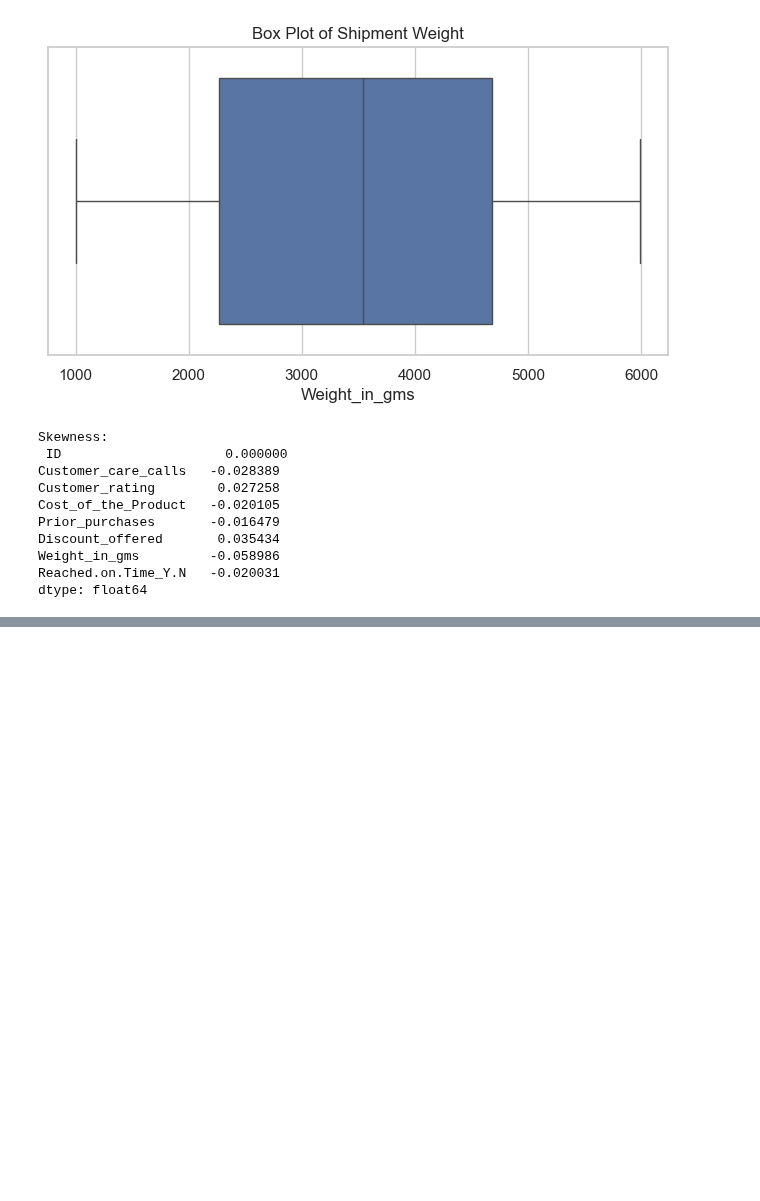
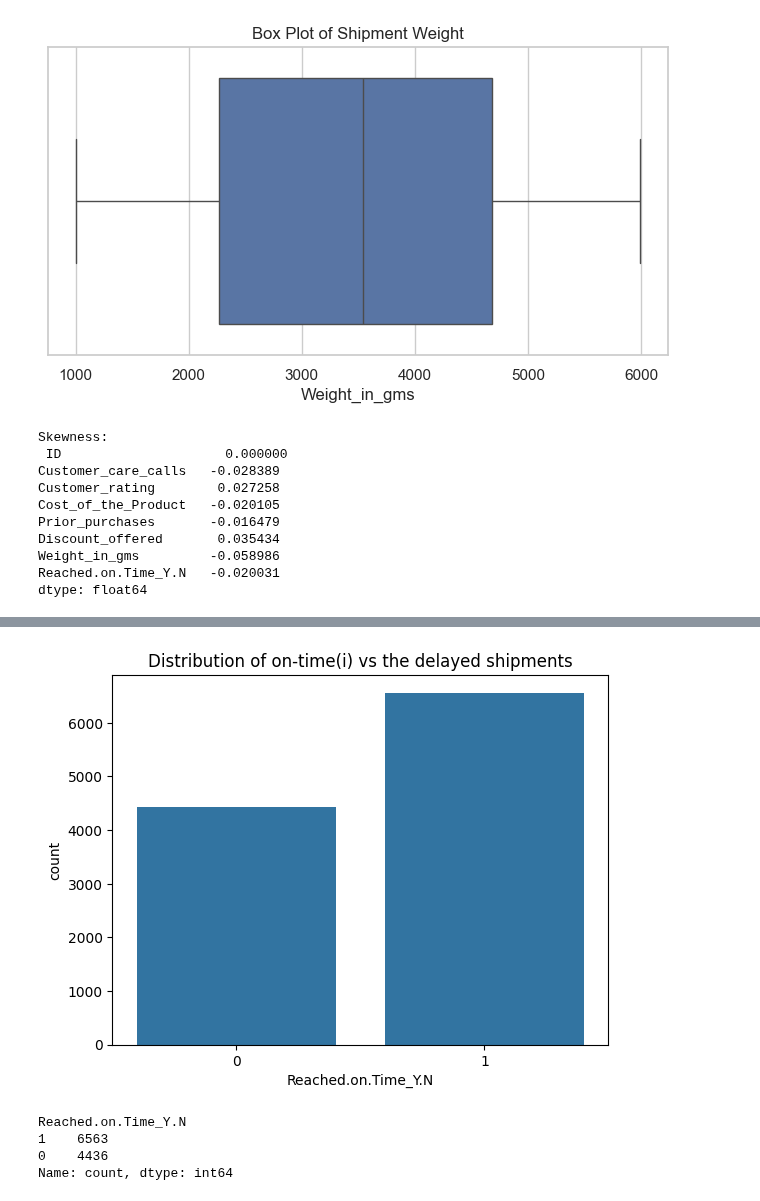
Before and after one commit to mailech/ShipmentSure-Predicting-On-Time-Delivery-Using-Supplier-Data, a Jupyter notebook: EDA.ipynb, the cells around one changed output, grey strips where cells are left out. Drawn from its saved outputs; the diff is of its cells as text; code cells hidden in the pictures; blank space fills up the shorter version.

```diff
--- a/EDA.ipynb
+++ b/EDA.ipynb
@@ -213,3 +213,7 @@ Discount_offered       0.035434
 Weight_in_gms         -0.058986
 Reached.on.Time_Y.N   -0.020031
 dtype: float64
+# %%
+import pandas as pd
+df = pd.read_csv("Train.csv")
+df['Weight_in_gms'].median()
@@ -215,0 +285,16 @@ dtype: float64
+# %%
+
+import seaborn as sns
+import matplotlib.pyplot as plt
+sns.countplot(x='Reached.on.Time_Y.N',data=df)
+plt.title("Distribution of on-time(i) vs the delayed shipments")
+plt.show()
+# %% [output]
+[figure, added]
+# %%
+df['Reached.on.Time_Y.N'].value_counts()
+# %% [output]
+Reached.on.Time_Y.N
+1    6563
+0    4436
+Name: count, dtype: int64
```
Also changed, not shown: parts of 12 cells of this notebook.
